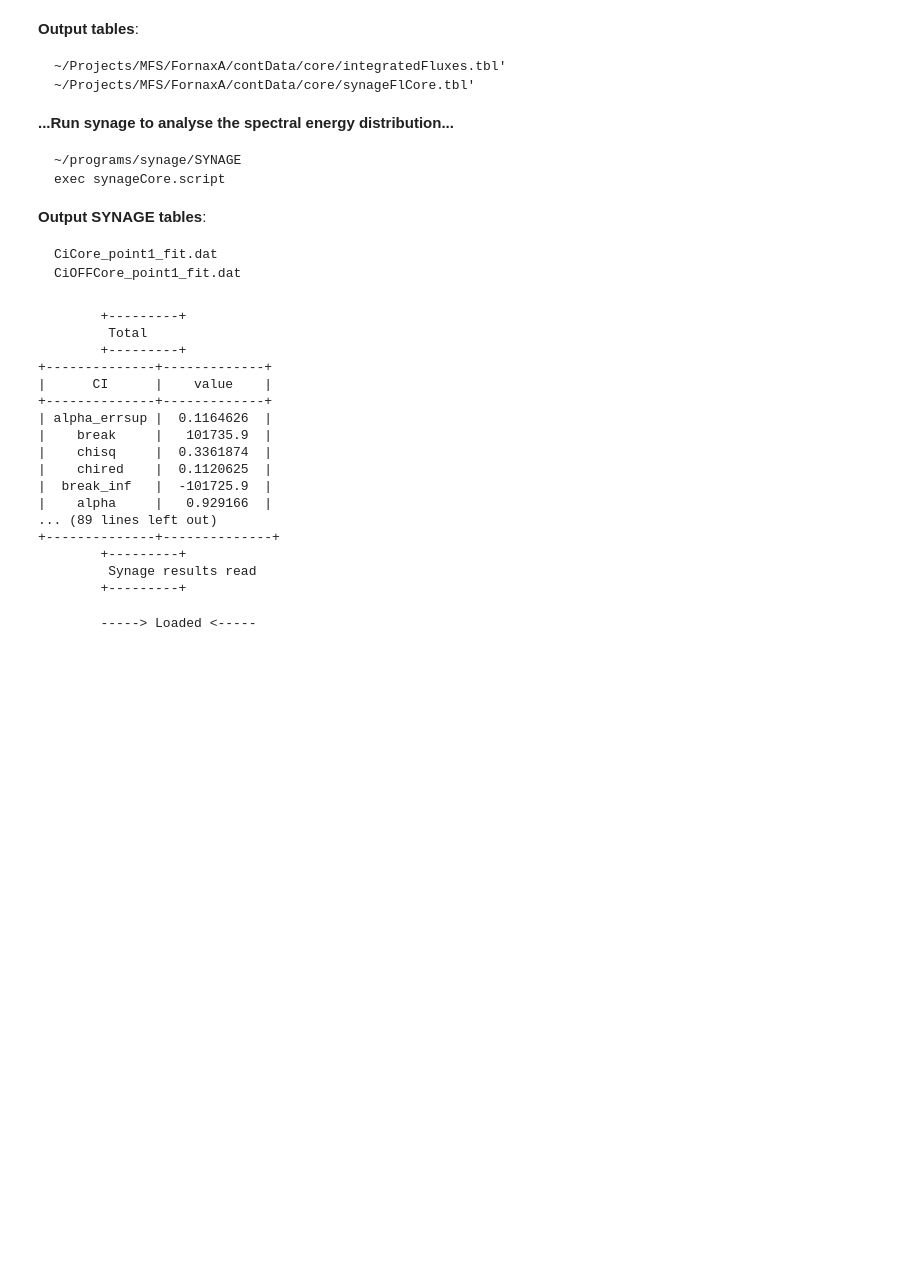
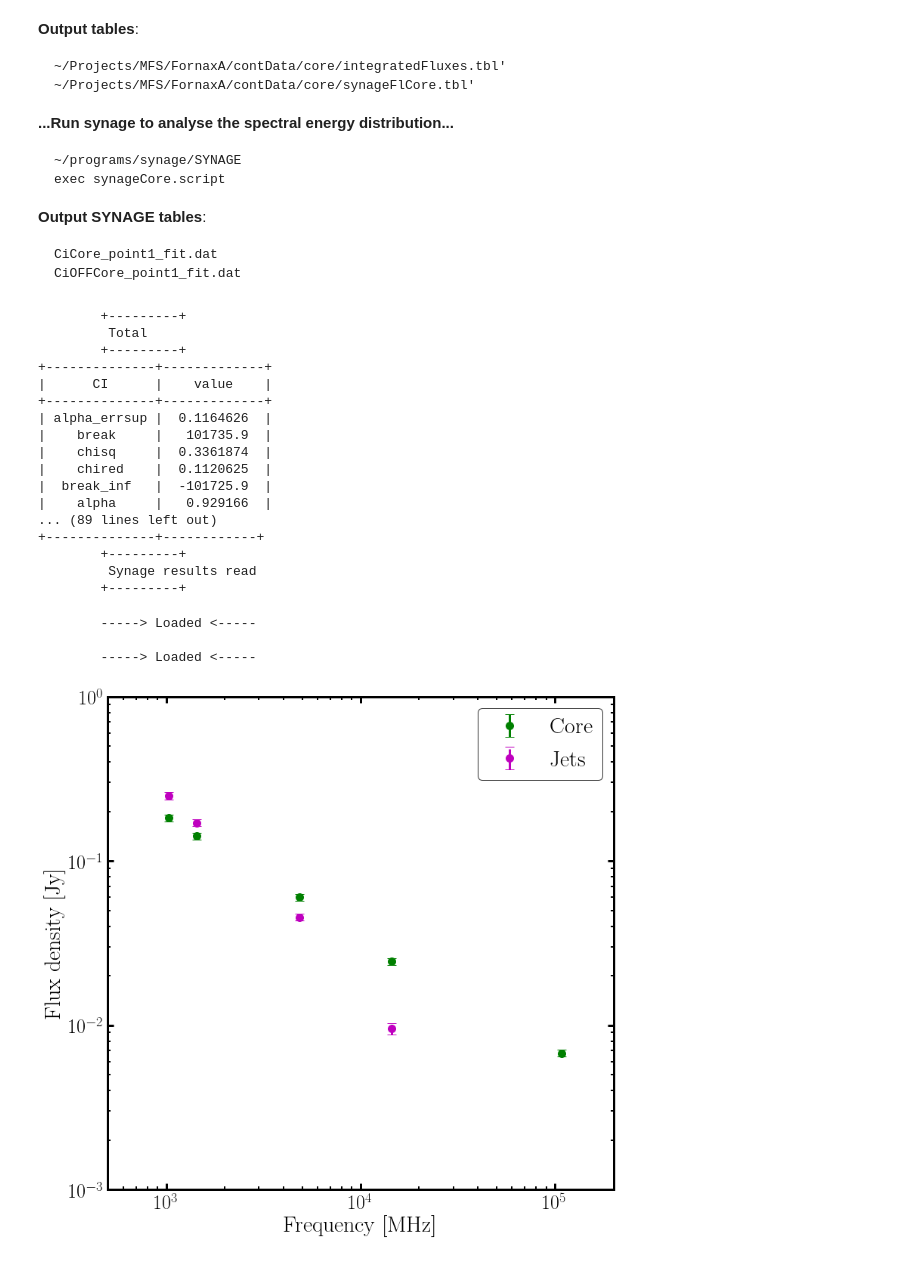
Before and after one commit to Fil8/contData, a Jupyter notebook: Core-Fluxes.ipynb, the cells around one changed output. Saved outputs shown, nothing was run; the diff lists cells and outputs as text; code cells hidden in the pictures; blank space fills up the shorter version.

```diff
--- a/Core-Fluxes.ipynb
+++ b/Core-Fluxes.ipynb
@@ -116,7 +114,7 @@ regAlma = imDir+'cRegAL.reg'
 noise = tableFileNames.columns[2]
 errFlux =tableFileNames.columns[3]
 
-aut='KK'
+aut='KKK'
 
 outBeam='CoreBeamFluxes'+aut+'.tbl'
 if os.path.exists(rootDir+outBeam):
@@ -153,8 +151,11 @@ for i in xrange(0,len(tableFileNames.columns[0])):
     print fileName
 
     maskedData[maskedData==0.0] = np.nan
+
     fluxint, numPixBeam =fint.measFlux(maskedData,heads,errFlux)
 
+    maskedData[~np.isnan(maskedData)] = 1.
+    fits.writeto(rootDir+str(i)+'_mask.fits',maskedData,heads,overwrite=True)
     fluxintOut = fluxint - peak
     print fluxint, peak, fluxintOut
     #xl =  np.arange(1, heads['NAXIS1']+1, 1)
@@ -332,7 +333,7 @@ print '''\t+---------+\n\t Synage results read\n\t+---------+'''
 |  break_inf   |  -101725.9  |
 |    alpha     |   0.929166  |
 ... (89 lines left out)
-+--------------+--------------+
++--------------+------------+
         +---------+
          Synage results read
         +---------+
@@ -346,7 +347,7 @@ from matplotlib import gridspec
 from matplotlib.ticker import AutoMinorLocator, MultipleLocator, LogLocator
 from matplotlib import transforms as mtransforms
 
-def plCIovCIOFF(tot,mod_CI,mod_CIOFF,statsCI,statsCIOFF,labe,color_plot,sed):
+def plCoreJets(tot1,tot2,labe1,labe2,sed):
 
     params = {'font.family'         :' serif',
               'font.style'          : 'normal',
@@ -390,46 +391,45 @@ def plCIovCIOFF(tot,mod_CI,mod_CIOFF,statsCI,statsCIOFF,labe,color_plot,sed):
     #ax1.set_yscale("symlog", nonposy='clip', linthreshy=0.1)
     ax1.set_xscale("log", nonposx='clip')
     ax1.set_yscale("log", nonposy='clip')
-    ax1.set_ylim([1e-3,2e2])
-    ax1.set_xlim([10,5e5])
+    ax1.set_ylim([1e-3,1])
+    ax1.set_xlim([5e2,2e5])
     ax1.tick_params(axis='both', which='major', pad=5)
 
     #POINTS
-    print color_plot[0]
-
-
 
     # MODELS
 
-    idx_max = (np.abs(mod_CI[0] - 5e5)).argmin()
-    idx_min = (np.abs(mod_CI[0] - 30)).argmin()
+    #idx_max = (np.abs(mod1_CI[0] - 5e5)).argmin()
+    #idx_min = (np.abs(mod1_CI[0] - 30)).argmin()
 
-    ax1.plot(mod_CI[0][idx_min:idx_max],mod_CI[1][idx_min:idx_max],lw=3, marker=' ',
-             color=color_plot[1], linestyle=':',label='CI',alpha=0.5)
 
-    idx_br = (np.abs(mod_CI[0] - float(statsCI['break']))).argmin()
-    ax1.axvline(statsCI['break'],ymin=0,ymax=0.58,ls=':',c=color_plot[1],lw=2,alpha=0.5)
+    totplot = ax1.errorbar(tot1['Frequency [MHz]'],tot1['Integrated Flux [Jy]'], yerr=tot1['Error [Jy]'],
+             marker='o',markersize=10,color='green', linestyle=' ',label=labe1,capsize=6)
 
-    ax1.plot(mod_CIOFF[0][idx_min:idx_max],mod_CIOFF[1][idx_min:idx_max],lw=3, marker=' ',
-             color=color_plot[2], linestyle='--',label='CIOFF',alpha=0.5)
-
-    idx_br = (np.abs(mod_CIOFF[0] - float(statsCIOFF['break']))).argmin()
-    ax1.axvline(statsCIOFF['break'],ymin=0,ymax=0.55,ls='--',c=color_plot[2],lw=2,alpha=0.5)
-
-    totplot = ax1.errorbar(tot['Frequency [MHz]'],tot['Integrated Flux [Jy]'], yerr=tot['Error [Jy]'],
-             marker='o', color=color_plot[0], linestyle=' ',label=labe,capsize=6)
+    totplot = ax1.errorbar(tot2['Frequency [MHz]'],tot2['Integrated Flux [Jy]'], yerr=tot2['Error [Jy]'],
+             marker='o',markersize=10, color='m', linestyle=' ',label=labe2,capsize=6)
 
     totplot[-1][0].set_linestyle('--')
     totplot[-1][0].set_linewidth(3)
     #ax1.axvline(br_f_no217,ymin=0,ymax=0.73,ls='-.',c='cyan',lw=1)
 
-    legend = plt.legend(loc=1, prop={'size': 20})
+    legend = plt.legend(loc=1, prop={'size': 30})
     legend.get_frame().set_edgecolor('black')
 
     # Save figure to file
-    #plt.savefig(sed,overwrite = True)
+    plt.savefig(sed,overwrite = True)
 
 
 print '\n\t-----> Loaded <-----'
+
+
+print '\n\t-----> Loaded <-----'
 # %% [output]
         -----> Loaded <-----
+
+        -----> Loaded <-----
+# %%
+outplot=rootDir+'coreJets.png'
+plCoreJets(totBeam,totOut,'Core','Jets',outplot)
+# %% [output]
+[figure, added]
```
Also changed, not shown: parts of 8 cells of this notebook, 5 other files.
